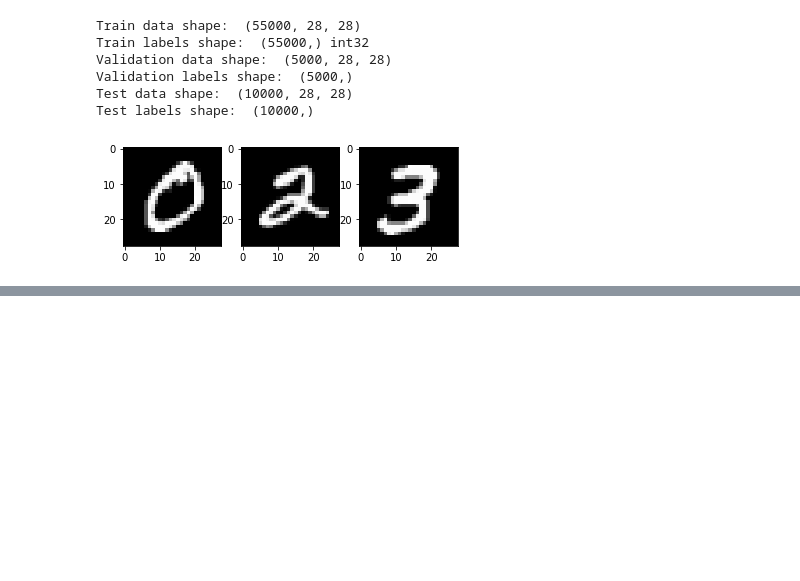
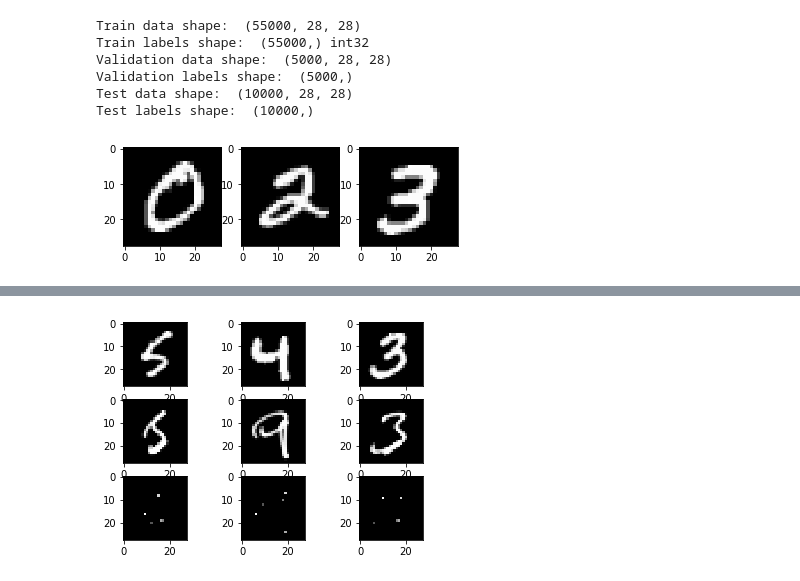
Before and after one commit to bhtang127/curve_fitting, a Jupyter notebook: Untitled.ipynb, the cells around one changed output, grey strips where cells are left out. Drawn from its saved outputs; the diff is of its cells as text; code cells hidden in the pictures; blank space fills up the shorter version.

```diff
--- a/Untitled.ipynb
+++ b/Untitled.ipynb
@@ -174,0 +380,12 @@ Caused by op 'init', defined at:
+# %%
+test_ind = np.random.randint(0,10000,size=3)
+feed_dict_test = {X: X_test[test_ind,:,:],
+                 Images: X_test[test_ind,:,:]}
+
+locations = sess.run(loc, feed_dict_test)
+kimgs_test = sess.run(kernel_imgs, feed_dict_test)
+
+show_img(1, X_test[test_ind,:,:], kimgs_test, locations)
+plt.show()
+# %% [output]
+[figure, added]
```
Also changed, not shown: parts of 17 cells of this notebook, 1 other file.
